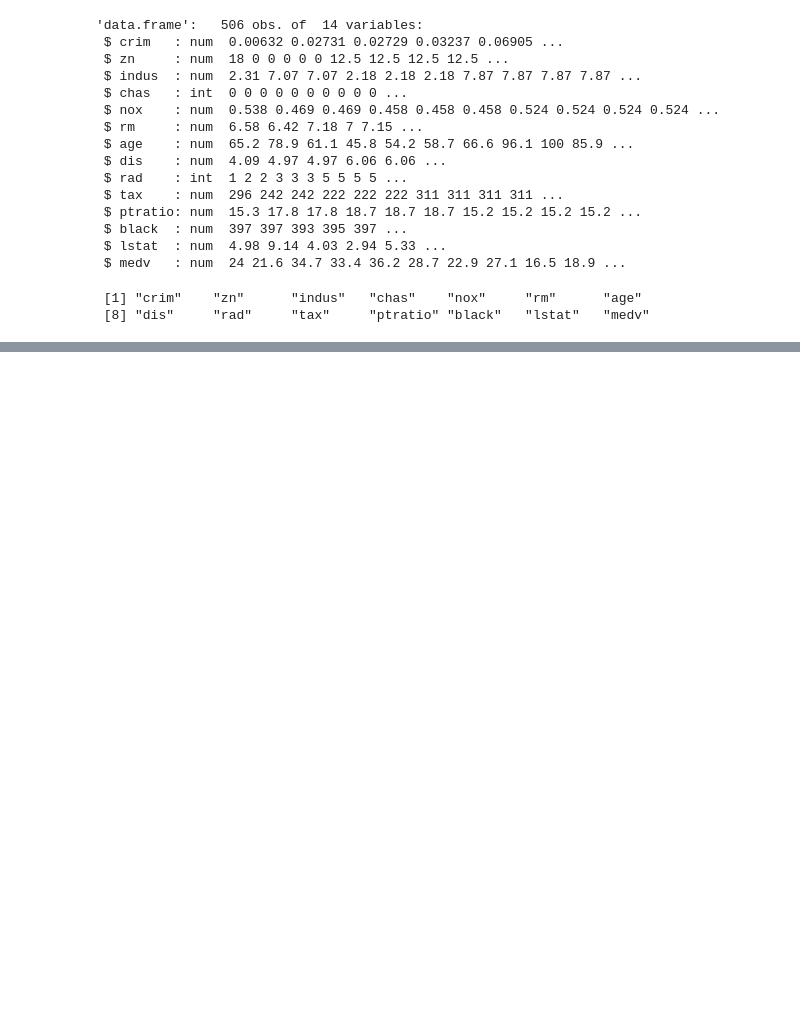
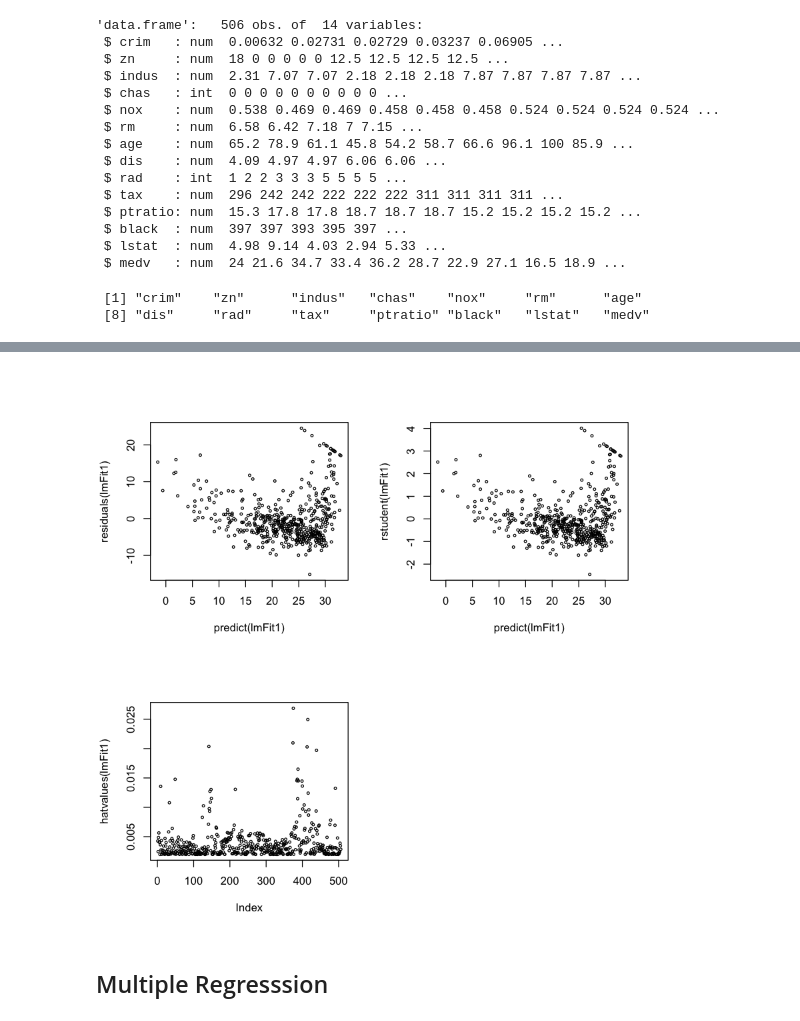
Before and after one commit to slzdevsnp/learn, a Jupyter notebook: tibshirani/ch3-LinearRegression/ch3_lab.ipynb, the cells around one changed output, grey strips where cells are left out. Drawn from its saved outputs; the diff is of its cells as text; code cells hidden in the pictures; blank space fills up the shorter version.

```diff
--- a/tibshirani/ch3-LinearRegression/ch3_lab.ipynb
+++ b/tibshirani/ch3-LinearRegression/ch3_lab.ipynb
@@ -54,0 +91,12 @@ F-statistic: 601.6 on 1 and 504 DF,  p-value: < 2.2e-16
+# %%
+##alternative diagnostic plots
+par(mfrow=c(2,2))
+#residuals vs fitted
+plot(predict(lmFit1), residuals(lmFit1), cex=0.5) #shows some non linearity
+#scale location
+plot(predict(lmFit1), rstudent(lmFit1), cex=0.5)
+plot(hatvalues(lmFit1), cex=0.5)
+# %% [output]
+[figure, added]
+# %% [markdown]
+## Multiple Regresssion
```
Also changed, not shown: parts of 25 cells of this notebook.
